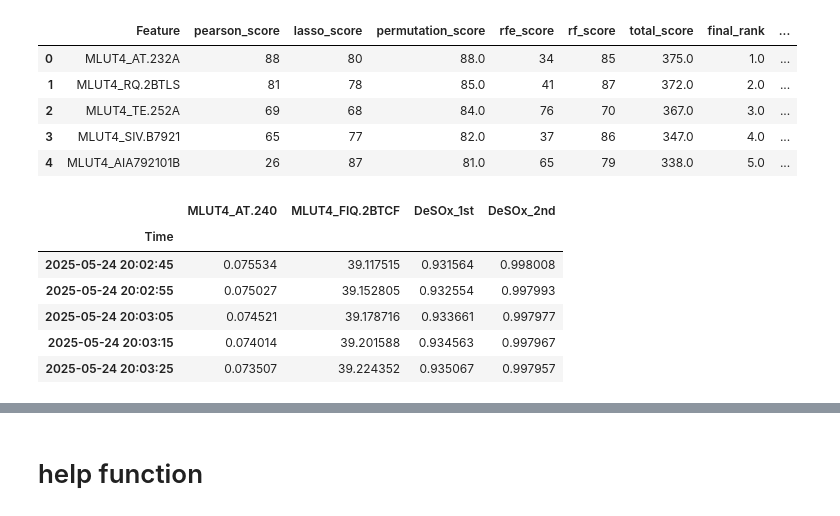
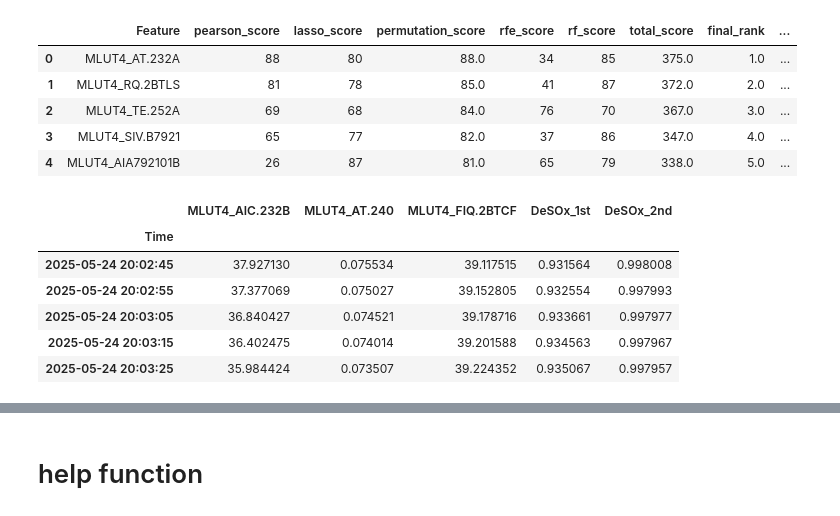
Before and after one commit to skywalker0803r/CFB, a Jupyter notebook: 滾動式預測y2_R20929_aa2.ipynb, the cells around one changed output, grey strips where cells are left out. Saved outputs shown, nothing was run; the diff lists cells and outputs as text; code cells hidden in the pictures.

```diff
--- a/滾動式預測y2_R20929_aa2.ipynb
+++ b/滾動式預測y2_R20929_aa2.ipynb
@@ -34,15 +34,15 @@ print(features)
 | 3 | MLUT4_SIV.B7921 | 65 | 77 | 82.0 | 37 | 86 | 347.0 | 4.0 | ... |
 | 4 | MLUT4_AIA792101B | 26 | 87 | 81.0 | 65 | 79 | 338.0 | 5.0 | ... |
 # %%
-dataall = pd.read_csv('/content/Datall(d).csv')
+dataall = pd.read_csv('/content/Datall(d)new.csv')
 dataall['Time'] = pd.to_datetime(dataall['Time'])
 dataall.set_index('Time', inplace=True)
 dataall.head()
 # %% [output]
-|  | MLUT4_AT.240 | MLUT4_FIQ.2BTCF | DeSOx_1st | DeSOx_2nd |
-| Time |  |  |  |  |
-| 2025-05-24 20:02:45 | 0.075534 | 39.117515 | 0.931564 | 0.998008 |
-| 2025-05-24 20:02:55 | 0.075027 | 39.152805 | 0.932554 | 0.997993 |
-| 2025-05-24 20:03:05 | 0.074521 | 39.178716 | 0.933661 | 0.997977 |
-| 2025-05-24 20:03:15 | 0.074014 | 39.201588 | 0.934563 | 0.997967 |
-| 2025-05-24 20:03:25 | 0.073507 | 39.224352 | 0.935067 | 0.997957 |
+|  | MLUT4_AIC.232B | MLUT4_AT.240 | MLUT4_FIQ.2BTCF | DeSOx_1st | DeSOx_2nd |
+| Time |  |  |  |  |  |
+| 2025-05-24 20:02:45 | 37.927130 | 0.075534 | 39.117515 | 0.931564 | 0.998008 |
+| 2025-05-24 20:02:55 | 37.377069 | 0.075027 | 39.152805 | 0.932554 | 0.997993 |
+| 2025-05-24 20:03:05 | 36.840427 | 0.074521 | 39.178716 | 0.933661 | 0.997977 |
+| 2025-05-24 20:03:15 | 36.402475 | 0.074014 | 39.201588 | 0.934563 | 0.997967 |
+| 2025-05-24 20:03:25 | 35.984424 | 0.073507 | 39.224352 | 0.935067 | 0.997957 |
```
Also changed, not shown: parts of 10 cells of this notebook.
